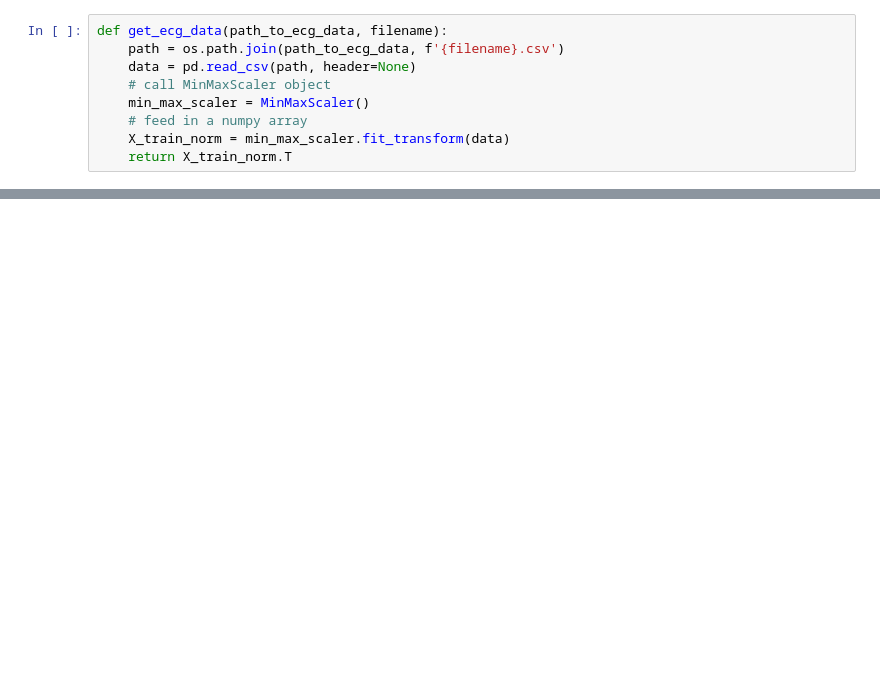
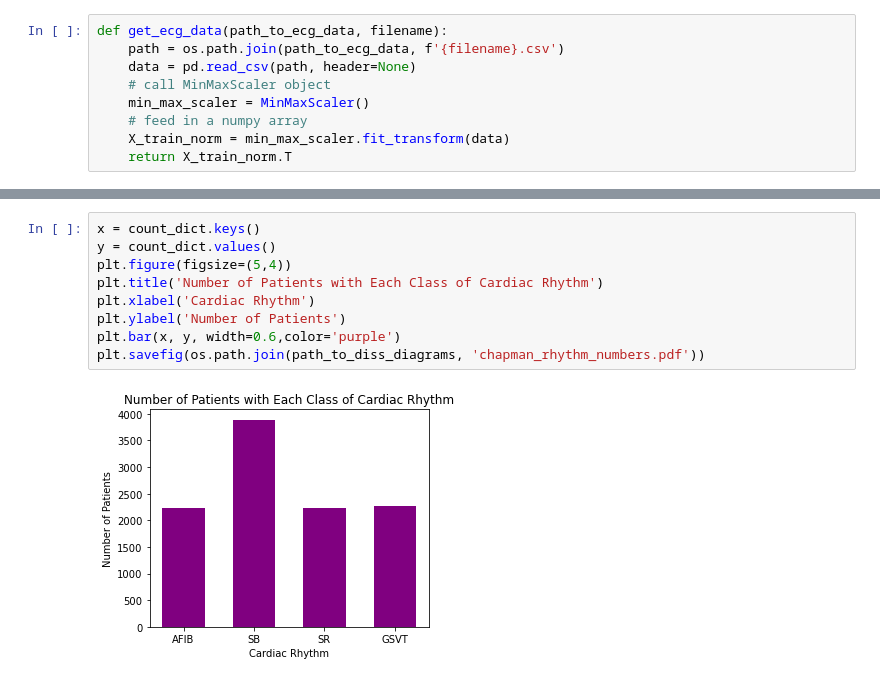
Before and after one commit to K-Shah3/SimCLR_HCHS, a Jupyter notebook: DataExploration/chapman/view_ecg_data.ipynb, the cells around one changed output, grey strips where cells are left out. Cells and saved outputs as stored; diff of their text form; blank space fills up the shorter version.

```diff
--- a/DataExploration/chapman/view_ecg_data.ipynb
+++ b/DataExploration/chapman/view_ecg_data.ipynb
@@ -47,0 +78,11 @@ for _ in range(5):
+# %%
+x = count_dict.keys()
+y = count_dict.values()
+plt.figure(figsize=(5,4))
+plt.title('Number of Patients with Each Class of Cardiac Rhythm')
+plt.xlabel('Cardiac Rhythm')
+plt.ylabel('Number of Patients')
+plt.bar(x, y, width=0.6,color='purple')
+plt.savefig(os.path.join(path_to_diss_diagrams, 'chapman_rhythm_numbers.pdf'))
+# %% [output]
+[figure, added]
```
Also changed, not shown: parts of 7 cells of this notebook, 8 other files.
